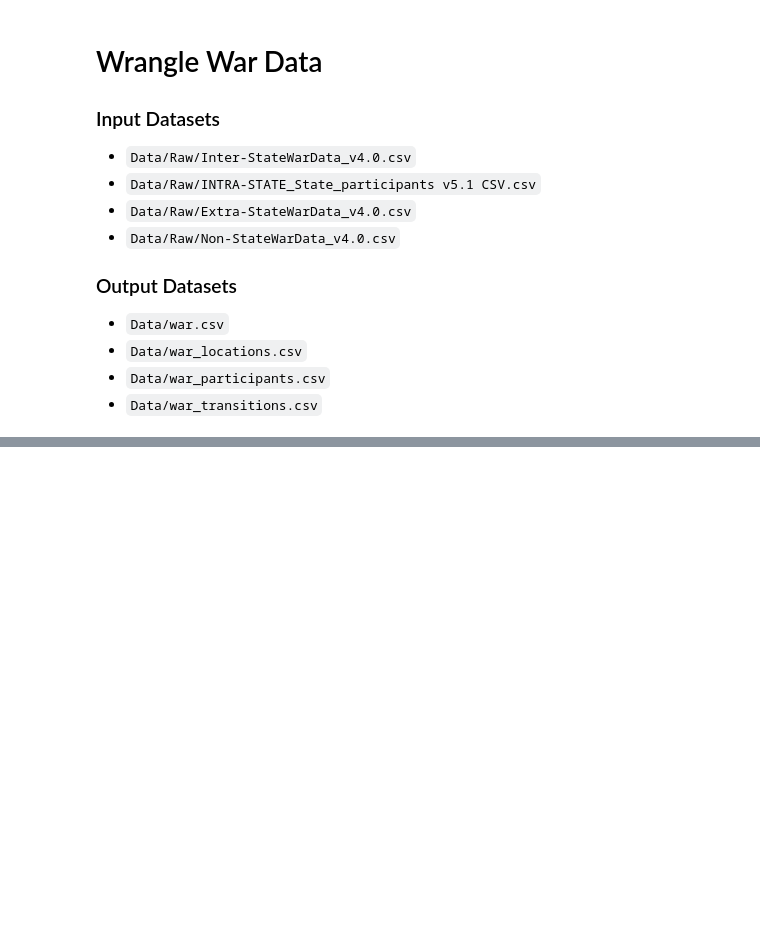
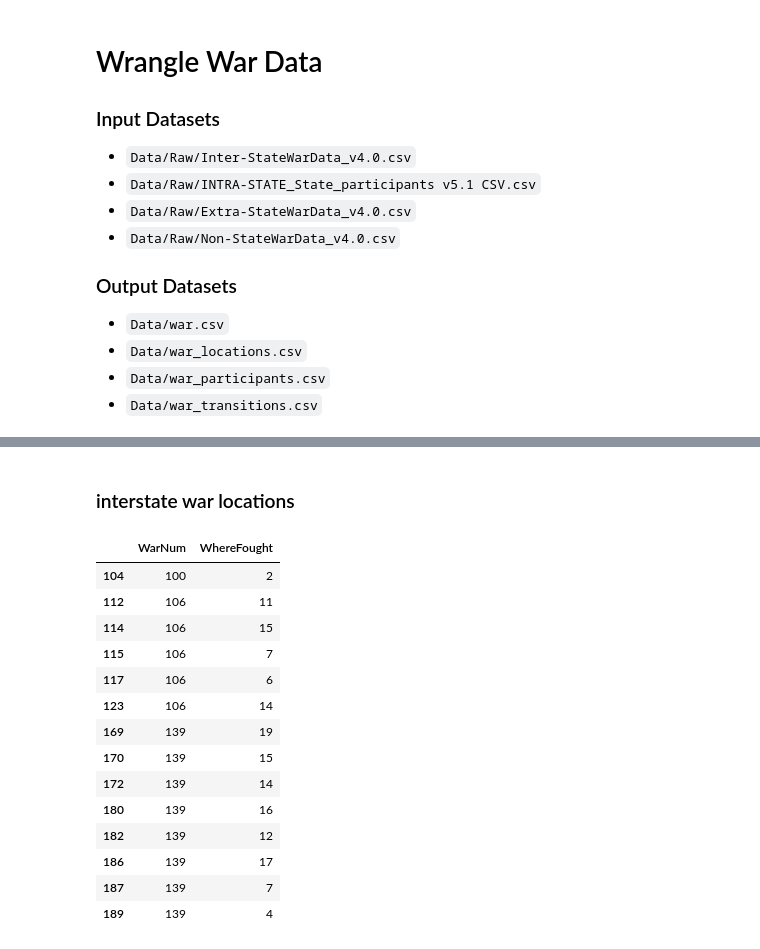
Before and after one commit to jenna-jordan/correlates-of-war, a Jupyter notebook: Wrangle/war.ipynb, the cells around one changed output, grey strips where cells are left out. Saved outputs shown, nothing was run; the diff lists cells and outputs as text; code cells hidden in the pictures; blank space fills up the shorter version.

```diff
--- a/Wrangle/war.ipynb
+++ b/Wrangle/war.ipynb
@@ -84,0 +112,22 @@ dfWars
+# %% [markdown]
+### interstate war locations
+# %%
+dfInterLoc = dfInterStateWar[["WarNum", "WhereFought"]].drop_duplicates()
+# %%
+dfInterLoc[dfInterLoc.duplicated(["WarNum"])]
+# %% [output]
+|  | WarNum | WhereFought |
+| 104 | 100 | 2 |
+| 112 | 106 | 11 |
+| 114 | 106 | 15 |
+| 115 | 106 | 7 |
+| 117 | 106 | 6 |
+| 123 | 106 | 14 |
+| 169 | 139 | 19 |
+| 170 | 139 | 15 |
+| 172 | 139 | 14 |
+| 180 | 139 | 16 |
+| 182 | 139 | 12 |
+| 186 | 139 | 17 |
+| 187 | 139 | 7 |
+| 189 | 139 | 4 |
```
Also changed, not shown: parts of 26 cells of this notebook, 4 other files.
